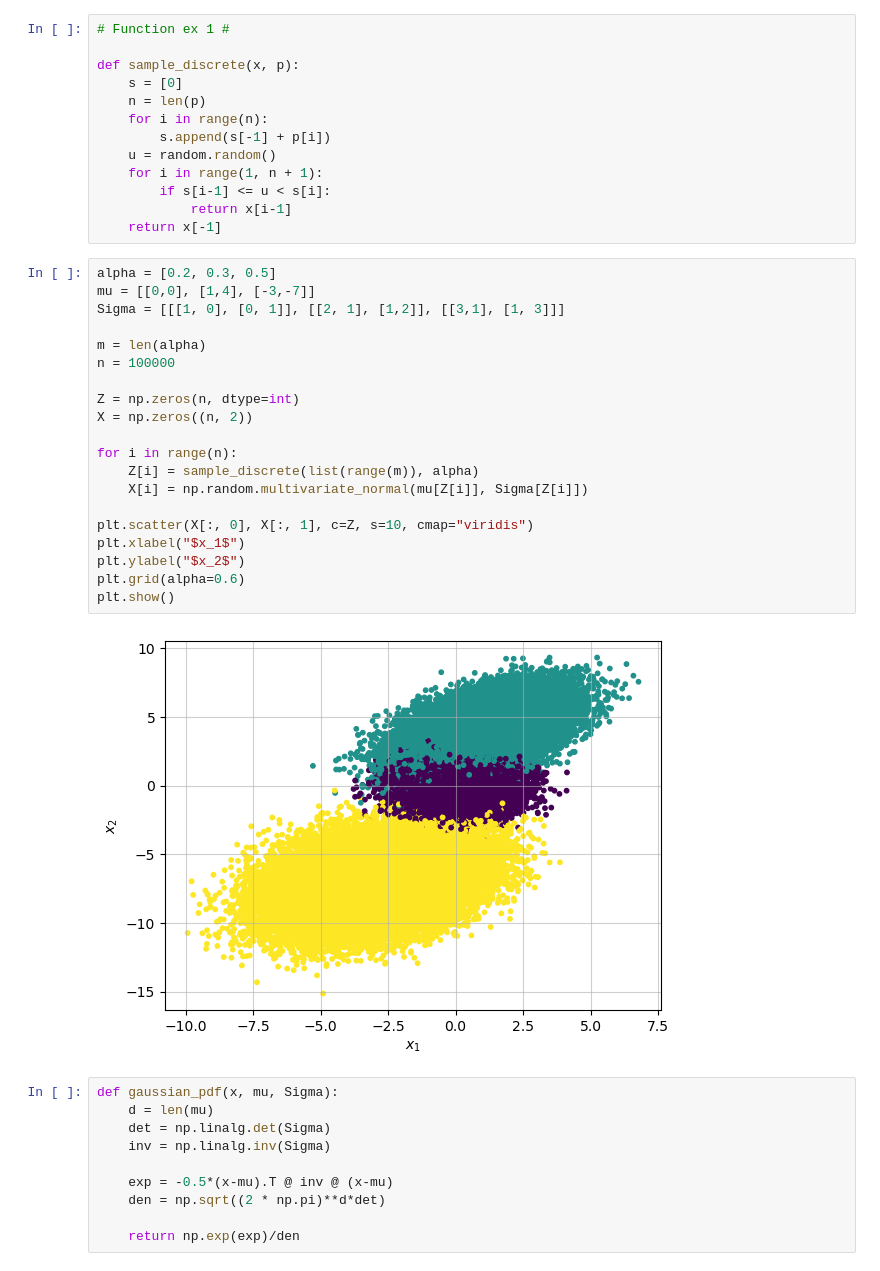
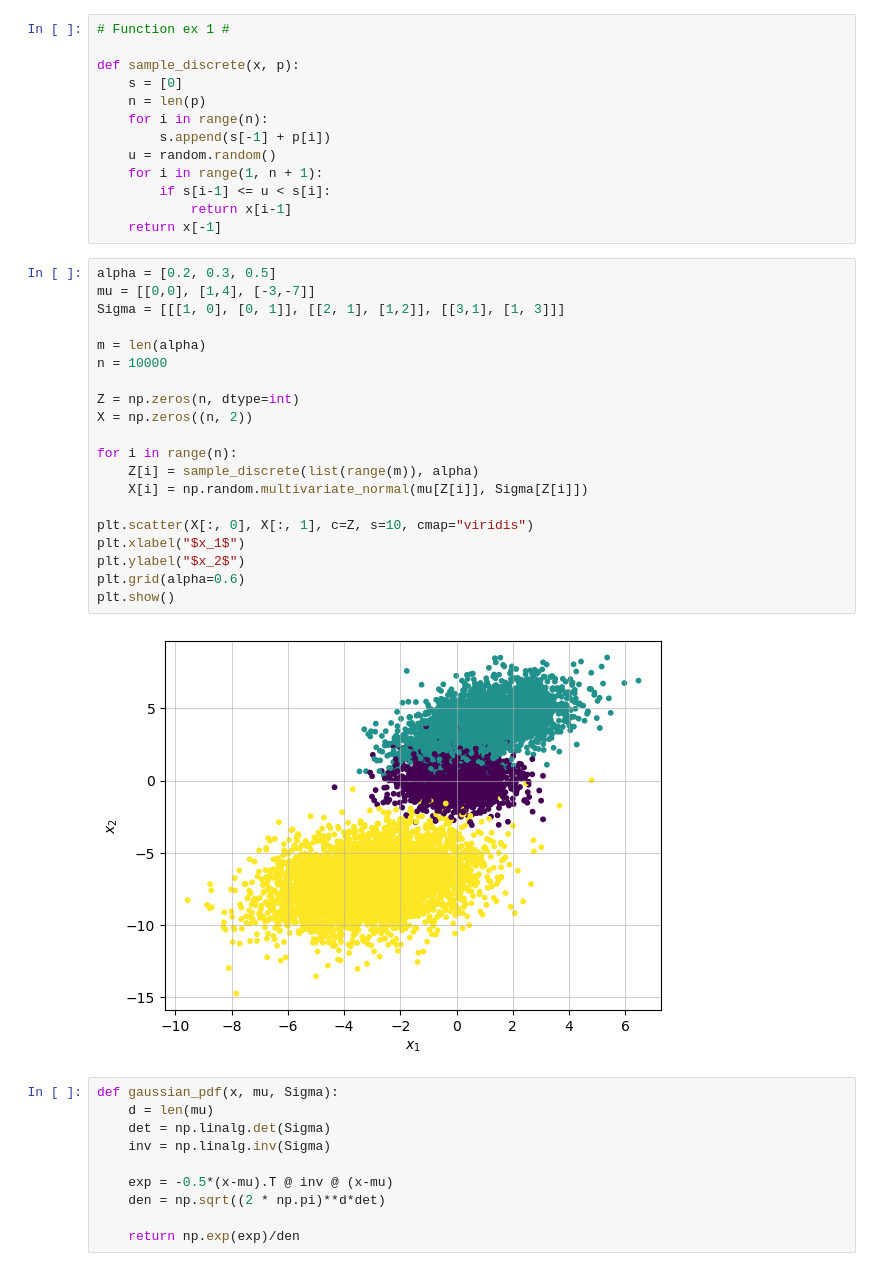
Before and after one commit to noahtournier/Computational-Statistics-MVA, a Jupyter notebook: TP2/EX2.ipynb, the cells around one changed output. Saved outputs shown, nothing was run; the diff lists cells and outputs as text.

```diff
--- a/TP2/EX2.ipynb
+++ b/TP2/EX2.ipynb
@@ -18,25 +18,25 @@ def sample_discrete(x, p):
 # %%
 alpha = [0.2, 0.3, 0.5]
 mu = [[0,0], [1,4], [-3,-7]]
 Sigma = [[[1, 0], [0, 1]], [[2, 1], [1,2]], [[3,1], [1, 3]]]
 
 m = len(alpha)
-n = 100000
+n = 10000
 
 Z = np.zeros(n, dtype=int)
 X = np.zeros((n, 2))
 
 for i in range(n):
     Z[i] = sample_discrete(list(range(m)), alpha)
     X[i] = np.random.multivariate_normal(mu[Z[i]], Sigma[Z[i]])
 
 plt.scatter(X[:, 0], X[:, 1], c=Z, s=10, cmap="viridis")
 plt.xlabel("$x_1$")
 plt.ylabel("$x_2$")
 plt.grid(alpha=0.6)
 plt.show()
 # %% [output]
-[figure, old version]
+[figure, new version]
 # %%
 def gaussian_pdf(x, mu, Sigma):
     d = len(mu)
```
Also changed, not shown: parts of 2 cells of this notebook.
